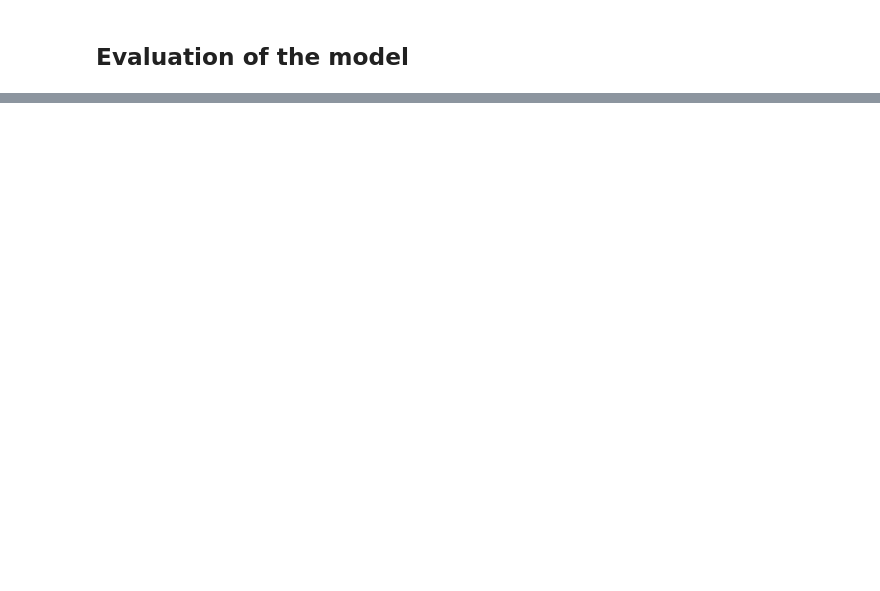
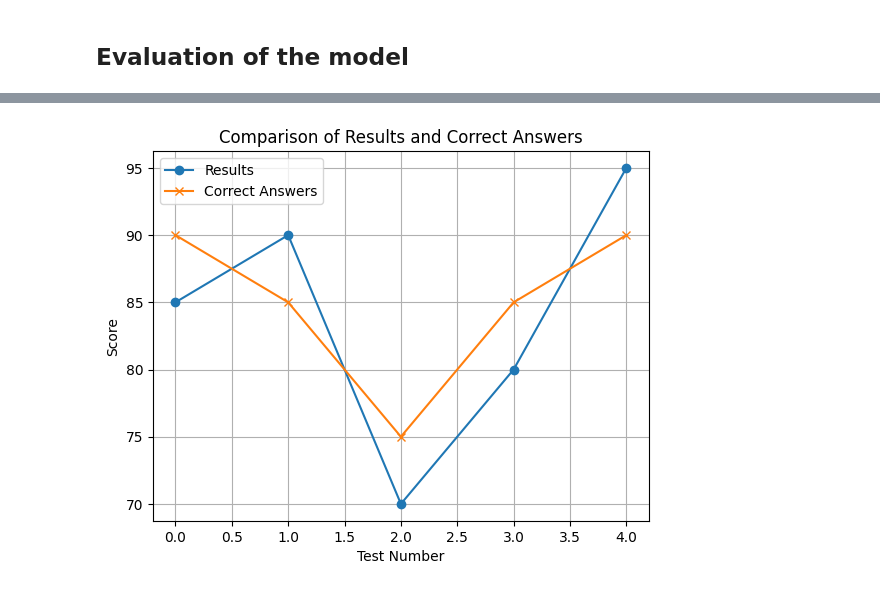
Before and after one commit to PatrickJahn/easv-ML-mini-project, a Jupyter notebook: ML_Mini_Project.ipynb, the cells around one changed output, grey strips where cells are left out. Cells and saved outputs as stored; diff of their text form; code cells hidden in the pictures; blank space fills up the shorter version.

```diff
--- a/ML_Mini_Project.ipynb
+++ b/ML_Mini_Project.ipynb
@@ -410,0 +488,19 @@ Test Predictions response sample: [3, 3, 3, 3, 3, 3, 3, 3, 3, 3]
+# %%
+results = [85, 90, 70, 80, 95]
+correct_answers = [90, 85, 75, 85, 90]
+
+# Plotting the data
+plt.plot(results, label='Results', marker='o')
+plt.plot(correct_answers, label='Correct Answers', marker='x')
+
+# Adding labels and title
+plt.xlabel('Test Number')
+plt.ylabel('Score')
+plt.title('Comparison of Results and Correct Answers')
+plt.legend()
+
+# Show the plot
+plt.grid(True)
+plt.show()
+# %% [output]
+[figure, added]
```
Also changed, not shown: parts of 15 cells of this notebook.
